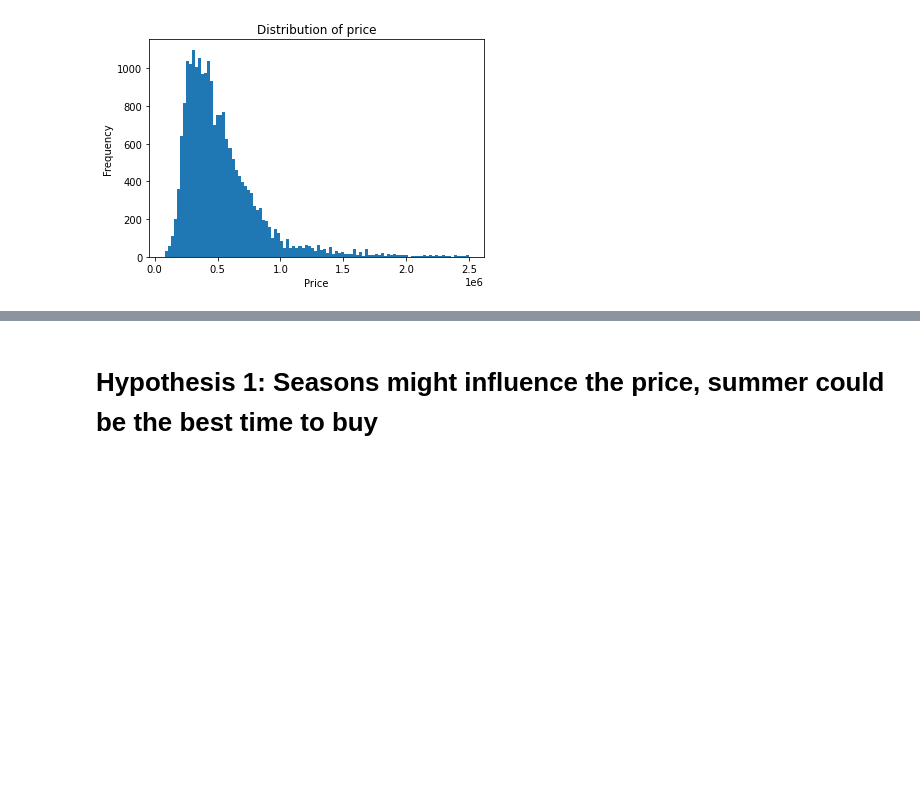
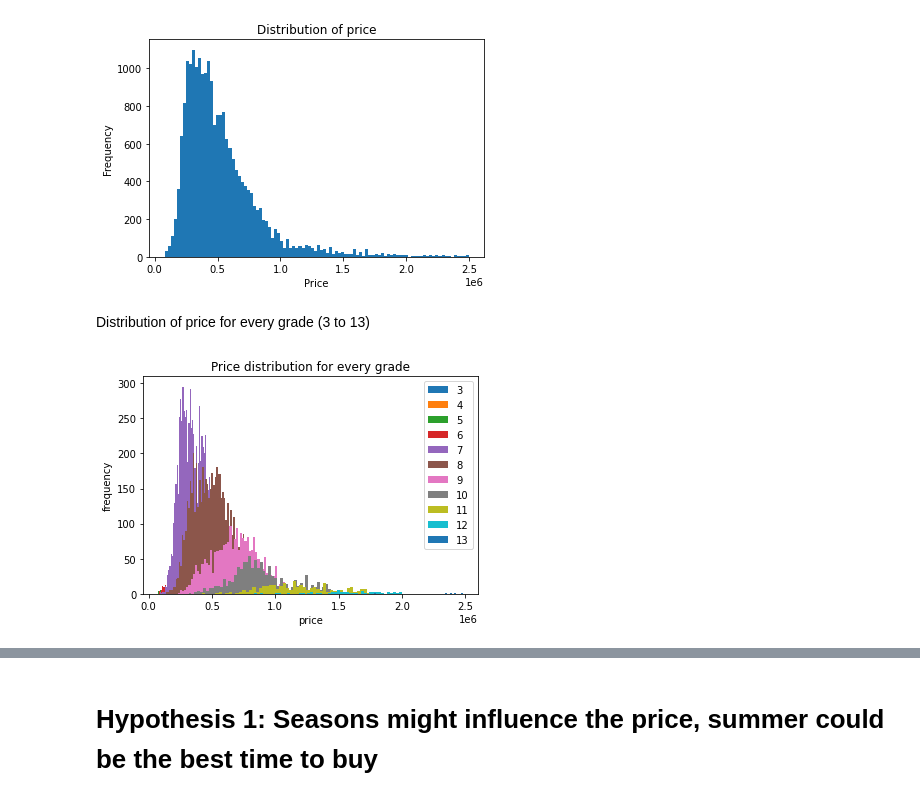
Before and after one commit to christine-berlin/house_price_predictions, a Jupyter notebook: notebooks/EDA.ipynb, the cells around one changed output, grey strips where cells are left out. Drawn from its saved outputs; the diff is of its cells as text; code cells hidden in the pictures; blank space fills up the shorter version.

```diff
--- a/notebooks/EDA.ipynb
+++ b/notebooks/EDA.ipynb
@@ -165,3 +175,15 @@ plt.hist(df_king_county_cut.price, bins=100)
 plt.gca().set(title='Distribution of price', xlabel= 'Price', ylabel='Frequency');
 # %% [output]
 [figure]
+# %% [markdown]
+Distribution of price for every grade (3 to 13)
+# %%
+grades = range(3,14)
+for g in grades:
+    plt.hist(df_king_county_cut.price.loc[df_king_county_cut.grade == g], bins=50)
+plt.title('Price distribution for every grade')
+plt.xlabel('price')
+plt.ylabel('frequency')
+plt.legend(grades);
+# %% [output]
+[figure, added]
```
Also changed, not shown: parts of 19 cells of this notebook.
